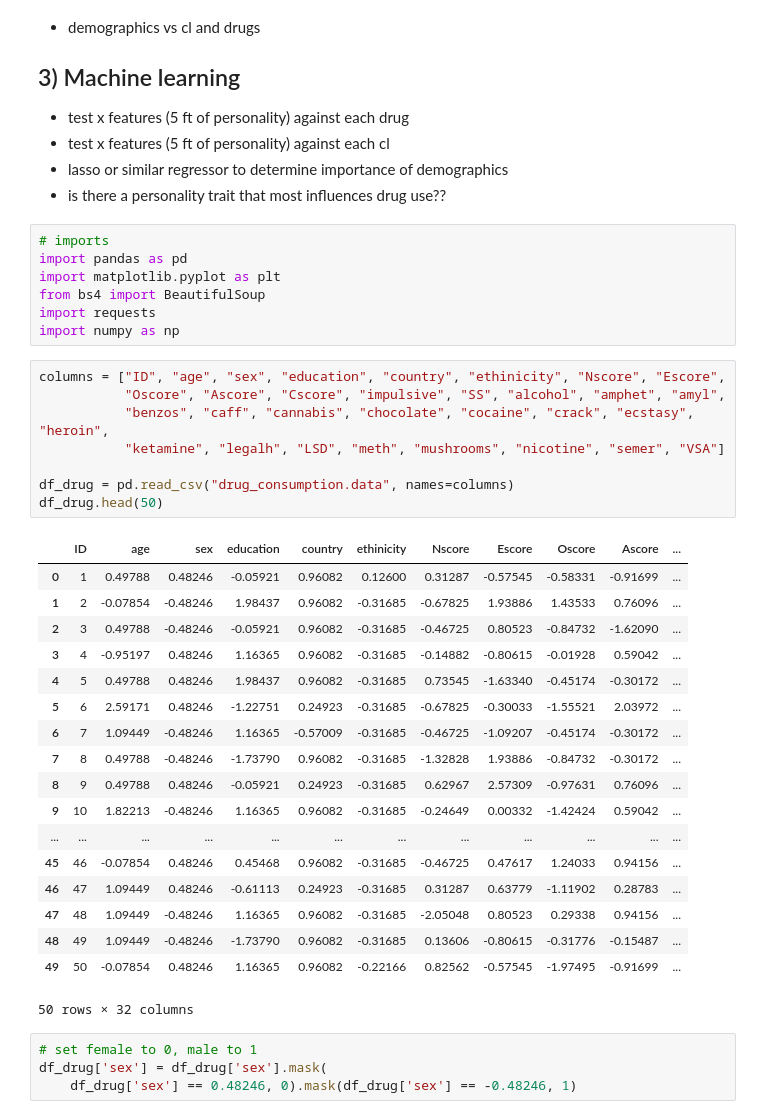
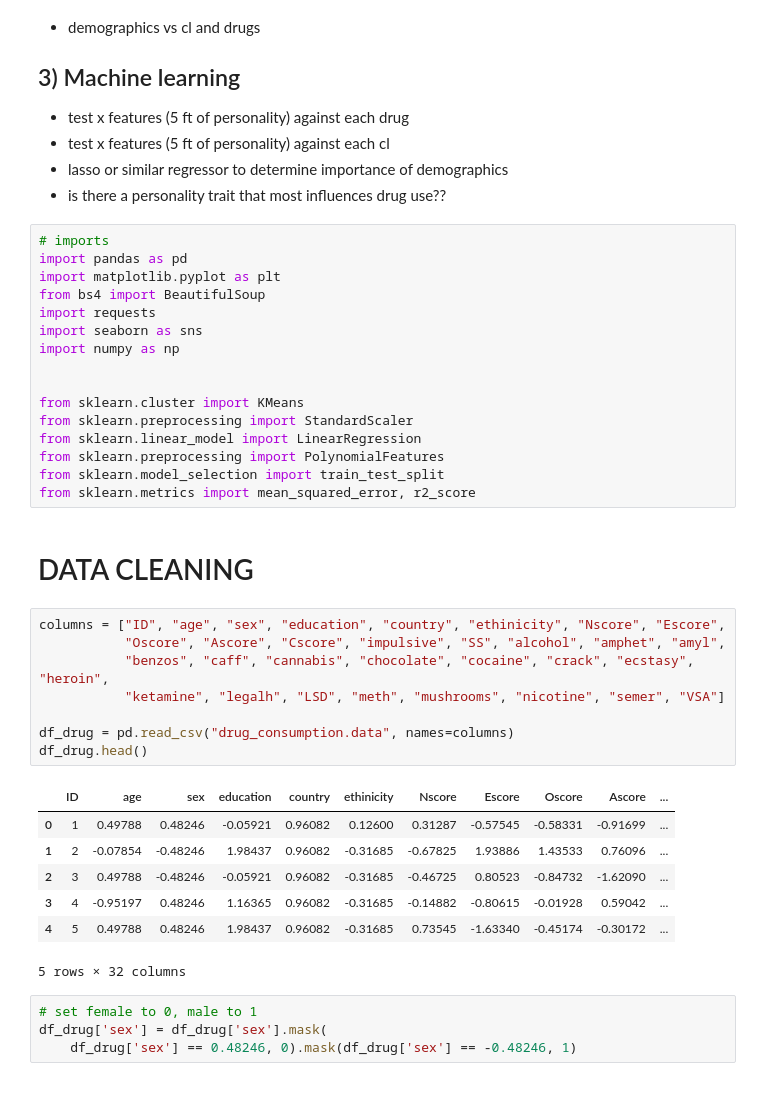
Before and after one commit to madelyn-redick/snowball_2023, a Jupyter notebook: ML_druguse_5factor.ipynb, the cells around one changed output. Drawn from its saved outputs; the diff is of its cells as text; blank space fills up the shorter version.

```diff
--- a/ML_druguse_5factor.ipynb
+++ b/ML_druguse_5factor.ipynb
@@ -21,34 +21,34 @@ import pandas as pd
 import matplotlib.pyplot as plt
 from bs4 import BeautifulSoup
 import requests
+import seaborn as sns
 import numpy as np
+
+
+from sklearn.cluster import KMeans
+from sklearn.preprocessing import StandardScaler
+from sklearn.linear_model import LinearRegression
+from sklearn.preprocessing import PolynomialFeatures
+from sklearn.model_selection import train_test_split
+from sklearn.metrics import mean_squared_error, r2_score
+# %% [markdown]
+# DATA CLEANING
 # %%
 columns = ["ID", "age", "sex", "education", "country", "ethinicity", "Nscore", "Escore",
            "Oscore", "Ascore", "Cscore", "impulsive", "SS", "alcohol", "amphet", "amyl",
            "benzos", "caff", "cannabis", "chocolate", "cocaine", "crack", "ecstasy", "heroin",
            "ketamine", "legalh", "LSD", "meth", "mushrooms", "nicotine", "semer", "VSA"]
 
 df_drug = pd.read_csv("drug_consumption.data", names=columns)
-df_drug.head(50)
+df_drug.head()
 # %% [output]
 |  | ID | age | sex | education | country | ethinicity | Nscore | Escore | Oscore | Ascore | ... |
 | 0 | 1 | 0.49788 | 0.48246 | -0.05921 | 0.96082 | 0.12600 | 0.31287 | -0.57545 | -0.58331 | -0.91699 | ... |
 | 1 | 2 | -0.07854 | -0.48246 | 1.98437 | 0.96082 | -0.31685 | -0.67825 | 1.93886 | 1.43533 | 0.76096 | ... |
 | 2 | 3 | 0.49788 | -0.48246 | -0.05921 | 0.96082 | -0.31685 | -0.46725 | 0.80523 | -0.84732 | -1.62090 | ... |
 | 3 | 4 | -0.95197 | 0.48246 | 1.16365 | 0.96082 | -0.31685 | -0.14882 | -0.80615 | -0.01928 | 0.59042 | ... |
 | 4 | 5 | 0.49788 | 0.48246 | 1.98437 | 0.96082 | -0.31685 | 0.73545 | -1.63340 | -0.45174 | -0.30172 | ... |
-| 5 | 6 | 2.59171 | 0.48246 | -1.22751 | 0.24923 | -0.31685 | -0.67825 | -0.30033 | -1.55521 | 2.03972 | ... |
-| 6 | 7 | 1.09449 | -0.48246 | 1.16365 | -0.57009 | -0.31685 | -0.46725 | -1.09207 | -0.45174 | -0.30172 | ... |
-| 7 | 8 | 0.49788 | -0.48246 | -1.73790 | 0.96082 | -0.31685 | -1.32828 | 1.93886 | -0.84732 | -0.30172 | ... |
-| 8 | 9 | 0.49788 | 0.48246 | -0.05921 | 0.24923 | -0.31685 | 0.62967 | 2.57309 | -0.97631 | 0.76096 | ... |
-| 9 | 10 | 1.82213 | -0.48246 | 1.16365 | 0.96082 | -0.31685 | -0.24649 | 0.00332 | -1.42424 | 0.59042 | ... |
-| ... | ... | ... | ... | ... | ... | ... | ... | ... | ... | ... | ... |
-| 45 | 46 | -0.07854 | 0.48246 | 0.45468 | 0.96082 | -0.31685 | -0.46725 | 0.47617 | 1.24033 | 0.94156 | ... |
-| 46 | 47 | 1.09449 | 0.48246 | -0.61113 | 0.24923 | -0.31685 | 0.31287 | 0.63779 | -1.11902 | 0.28783 | ... |
-| 47 | 48 | 1.09449 | -0.48246 | 1.16365 | 0.96082 | -0.31685 | -2.05048 | 0.80523 | 0.29338 | 0.94156 | ... |
-| 48 | 49 | 1.09449 | -0.48246 | -1.73790 | 0.96082 | -0.31685 | 0.13606 | -0.80615 | -0.31776 | -0.15487 | ... |
-| 49 | 50 | -0.07854 | 0.48246 | 1.16365 | 0.96082 | -0.22166 | 0.82562 | -0.57545 | -1.97495 | -0.91699 | ... |
-50 rows × 32 columns
+5 rows × 32 columns
 # %%
 # set female to 0, male to 1
 df_drug['sex'] = df_drug['sex'].mask(
```
Also changed, not shown: parts of 33 cells of this notebook, 2 other files.
